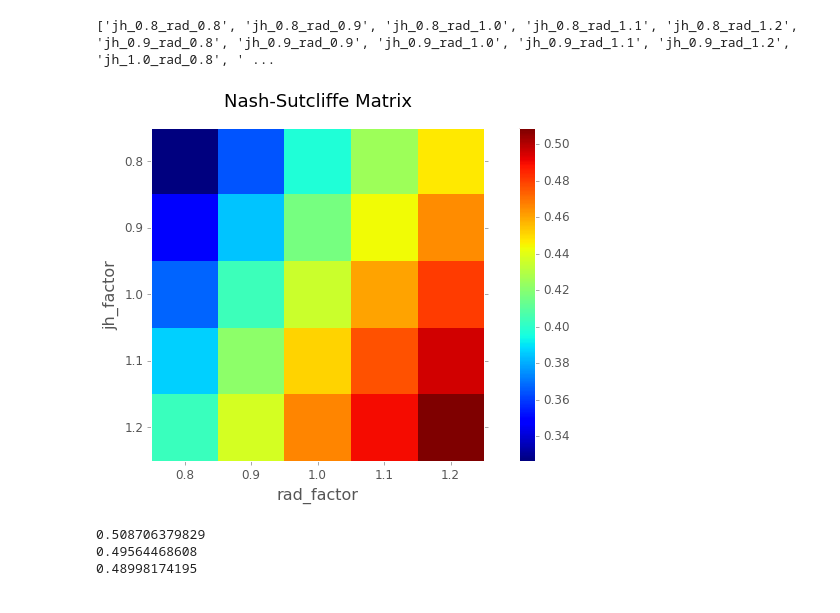
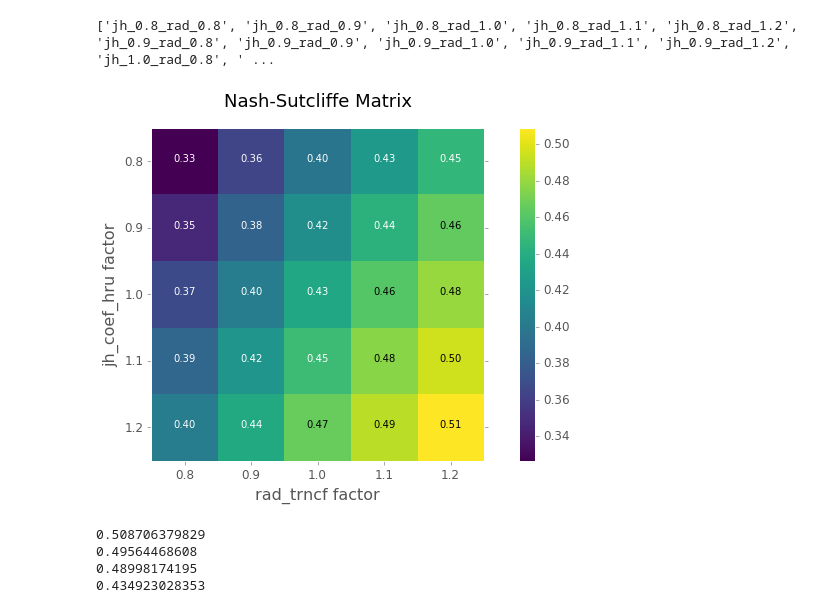
Before and after one commit to VirtualWatershed/capstone, a Jupyter notebook: parameterization.ipynb, the cells around one changed output. Drawn from its saved outputs; the diff is of its cells as text; code cells hidden in the pictures.

```diff
--- a/parameterization.ipynb
+++ b/parameterization.ipynb
@@ -276,31 +276,37 @@ for d, ns in nash_sutcliffe_vals.iteritems():
     coord = (idx_lookup[jh_factor], idx_lookup[rad_factor])
     nash_sutcliffe_mat[coord] = ns
 # %%
+import itertools
 fig, ax = plt.subplots()
 
-cax = ax.matshow(nash_sutcliffe_mat)
+cax = ax.matshow(nash_sutcliffe_mat, cmap='viridis')
 tix = [0.8, 0.9, 1.0, 1.1, 1.2]
 plt.xticks(range(5), tix)
 plt.yticks(range(5), tix)
 
 
 ax.xaxis.set_ticks_position('bottom')
-plt.ylabel('jh_factor')
-plt.xlabel('rad_factor')
+plt.ylabel('jh_coef_hru factor')
+plt.xlabel('rad_trncf factor')
+for i, j in itertools.product(range(5), range(5)):
+    plt.text(j, i, "%.2f" % nash_sutcliffe_mat[i, j],
+             horizontalalignment="center", color="w" if nash_sutcliffe_mat[i, j] < .46 else "k")
 
 plt.title('Nash-Sutcliffe Matrix')
 plt.grid(b=False)
 cbar = fig.colorbar(cax)
 # %% [output]
-[figure, old version]
+[figure, new version]
 # %%
 # spot check to make sure our indexing was correct
 print nash_sutcliffe_vals['jh_1.2_rad_1.2-output']
 print nash_sutcliffe_vals['jh_1.1_rad_1.2-output']
 print nash_sutcliffe_vals['jh_1.2_rad_1.1-output']
+print nash_sutcliffe_vals['jh_1.0_rad_1.0-output']
 # %% [output]
 0.508706379829
 0.49564468608
 0.48998174195
+0.434923028353
 # %%
 # as a further demo, plot five slices across jh coefficient with five plots of varying rad_trncf
```
Also changed, not shown: 1 other file.
